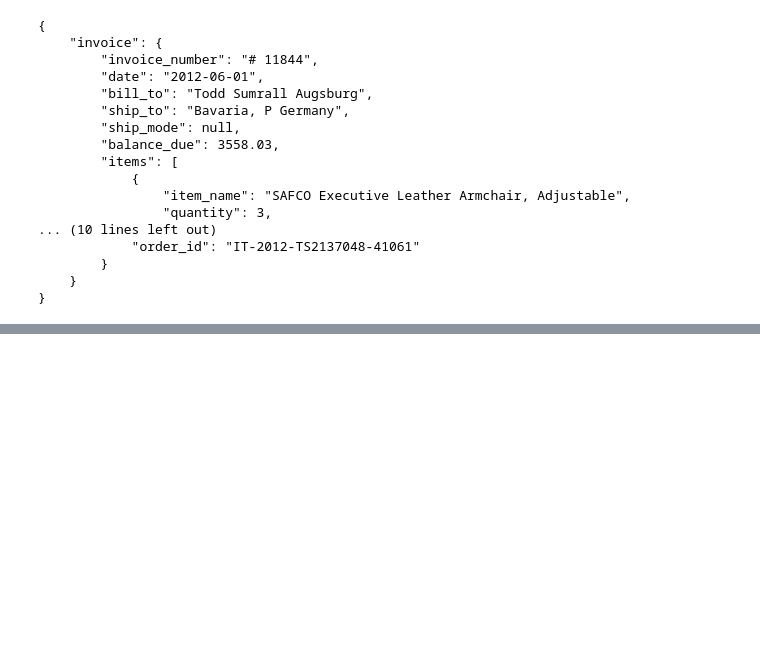
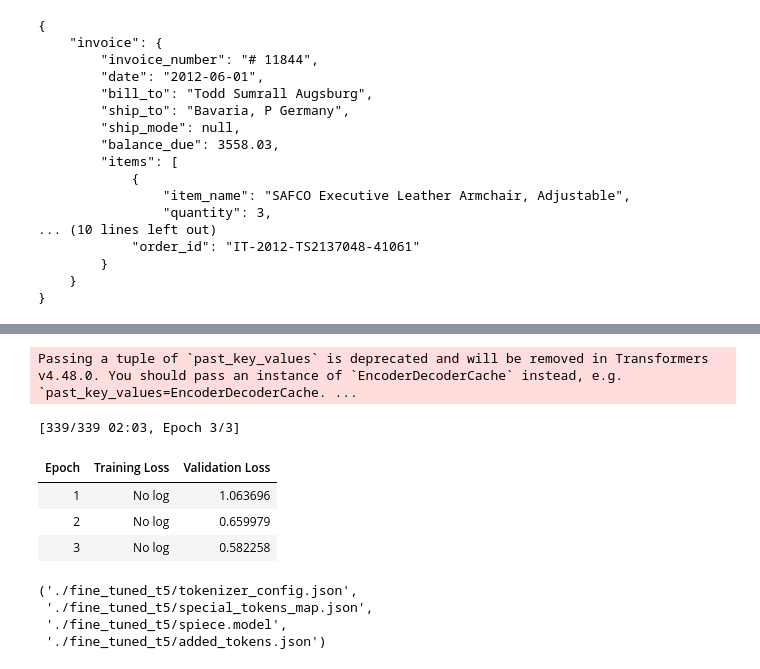
Before and after one commit to Likhithluck/Capstone-Project, a Jupyter notebook: Project.ipynb, the cells around one changed output, grey strips where cells are left out. Cells and saved outputs as stored; diff of their text form; code cells hidden in the pictures; blank space fills up the shorter version.

Commit message:
model

```diff
--- a/Project.ipynb
+++ b/Project.ipynb
@@ -462,0 +446,73 @@ Answer: # 11844
+# %%
+import pandas as pd
+from datasets import Dataset
+from transformers import T5ForConditionalGeneration, T5Tokenizer, TrainingArguments, Trainer
+
+# Load data
+df = pd.read_csv("/content/cleaned_ocr_json_output.csv").head(500)  # Sample 500 rows for quick training
+
+def format_data(row):
+    return {
+        "input_text": f"OCR text: {row['OCR_Text']}\nGenerate JSON:",
+        "target_text": row['JSON_Text']
+    }
+
+formatted_data = pd.DataFrame(df.apply(format_data, axis=1).tolist())  # Convert Series back to DataFrame
+dataset = Dataset.from_pandas(formatted_data)
+
+# Split dataset
+dataset = dataset.train_test_split(test_size=0.1)
+
+# Load T5 model and tokenizer
+model_name = "google/flan-t5-small"
+model = T5ForConditionalGeneration.from_pretrained(model_name)
+tokenizer = T5Tokenizer.from_pretrained(model_name)
+
+# Preprocess data
+def preprocess_function(examples):
+    model_inputs = tokenizer(examples["input_text"], max_length=512, truncation=True, padding="max_length")
+    labels = tokenizer(examples["target_text"], max_length=256, truncation=True, padding="max_length")
+    model_inputs["labels"] = labels["input_ids"]
+    return model_inputs
+
+tokenized_datasets = dataset.map(preprocess_function, batched=True)
+
+# Training arguments
+training_args = TrainingArguments(
+    output_dir="./results",
+    evaluation_strategy="epoch",
+    learning_rate=3e-5,
+    per_device_train_batch_size=4,
+    per_device_eval_batch_size=4,
+    num_train_epochs=3,
+    weight_decay=0.01,
+    save_strategy="epoch",
+    report_to="none" ,
+    push_to_hub=False
+)
+
+# Trainer setup
+trainer = Trainer(
+    model=model,
+    args=training_args,
+    train_dataset=tokenized_datasets["train"],
+    eval_dataset=tokenized_datasets["test"]
+)
+
+# Fine-tune the model
+trainer.train()
+
+# Save model
+model.save_pretrained("./fine_tuned_t5")
+tokenizer.save_pretrained("./fine_tuned_t5")
+# %% [output]
+Passing a tuple of `past_key_values` is deprecated and will be removed in Transformers v4.48.0. You should pass an instance of `EncoderDecoderCache` instead, e.g. `past_key_values=EncoderDecoderCache. ...
+[339/339 02:03, Epoch 3/3]
+| Epoch | Training Loss | Validation Loss |
+| 1 | No log | 1.063696 |
+| 2 | No log | 0.659979 |
+| 3 | No log | 0.582258 |
+('./fine_tuned_t5/tokenizer_config.json',
+ './fine_tuned_t5/special_tokens_map.json',
+ './fine_tuned_t5/spiece.model',
+ './fine_tuned_t5/added_tokens.json')
```
Also changed, not shown: parts of 7 cells of this notebook.
